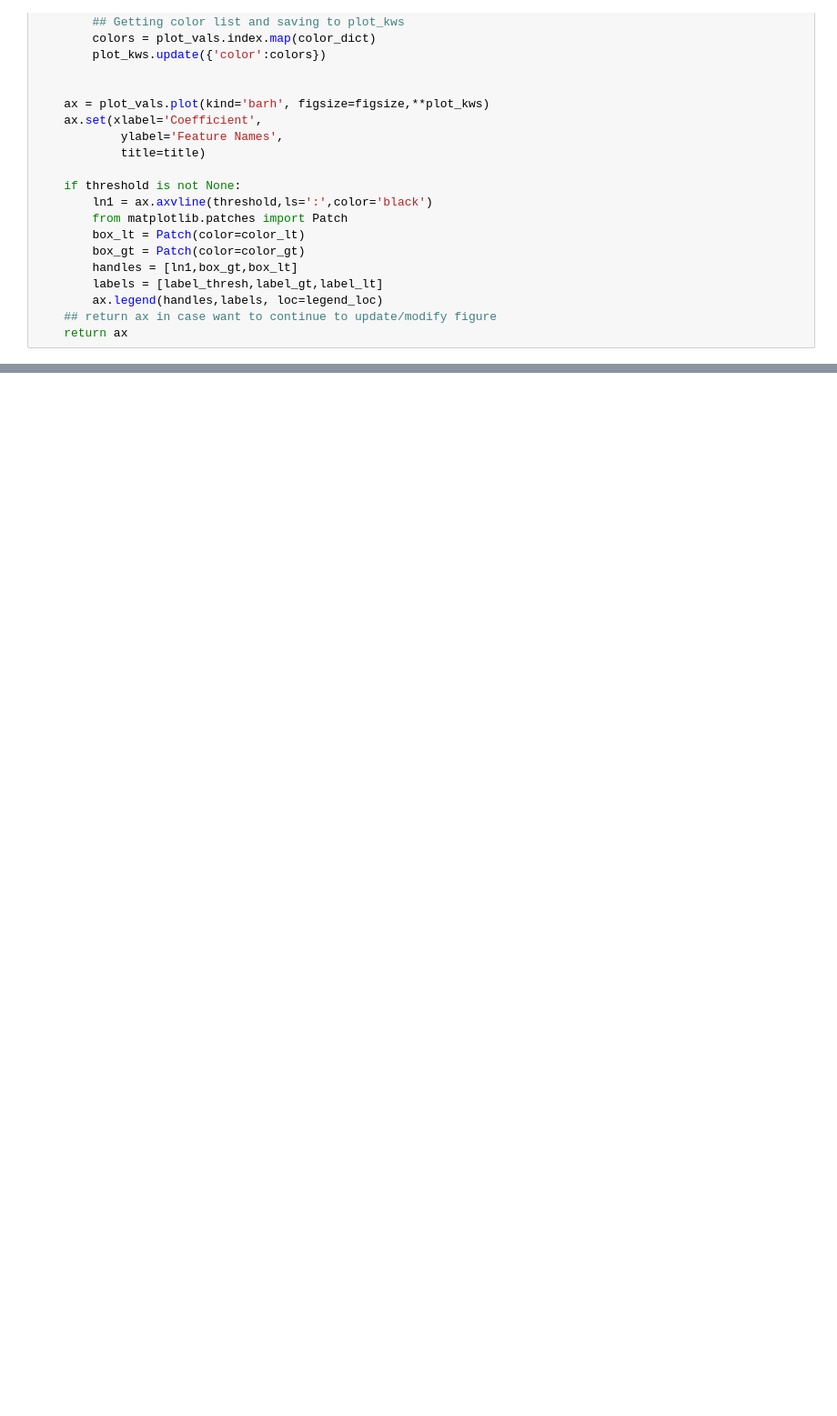
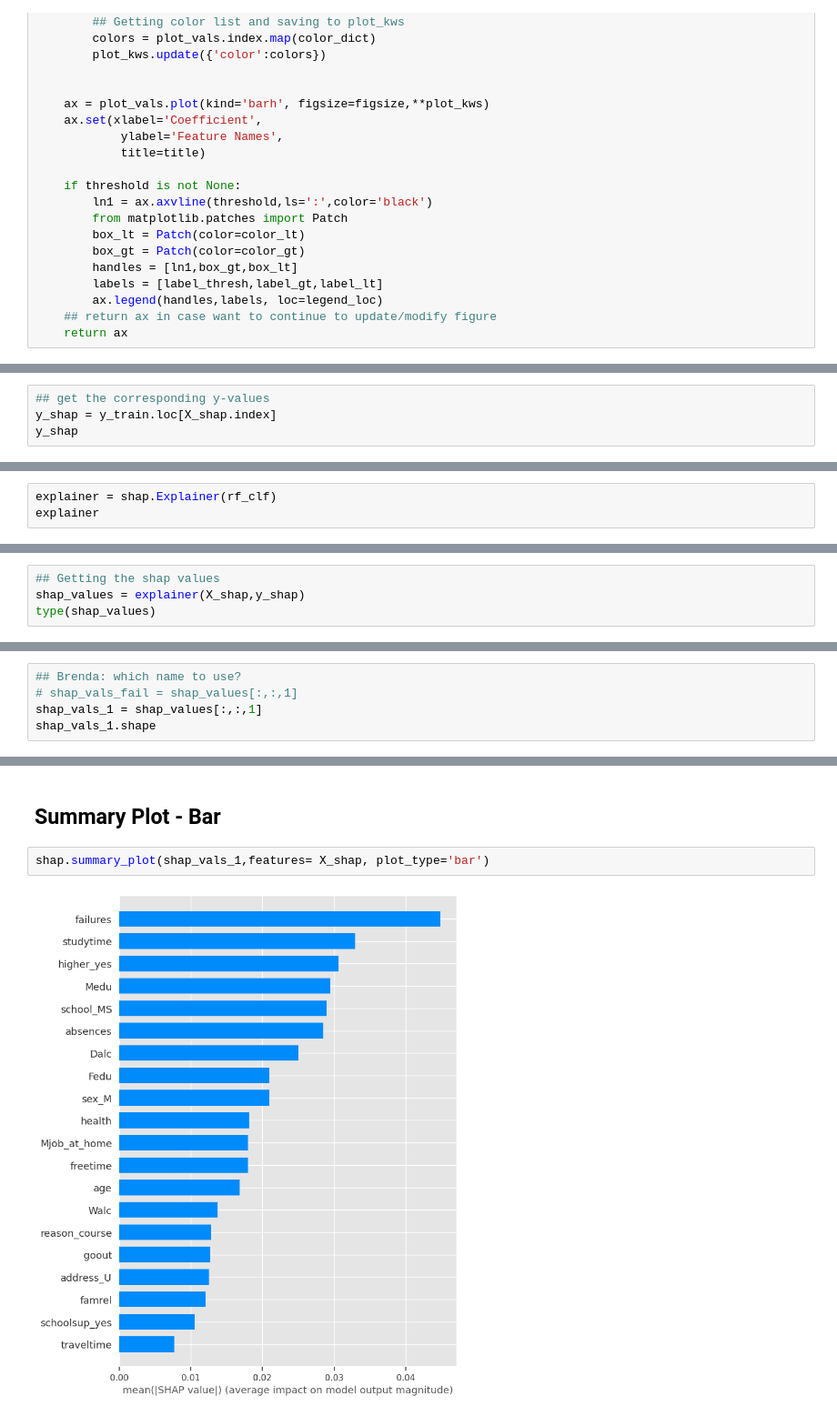
Before and after one commit to MileneCV/week17_data_visualization_Student-performance, a Jupyter notebook: From Regression to Classification.ipynb, the cells around one changed output, grey strips where cells are left out. Shown at 91% size. Drawn from its saved outputs; the diff is of its cells as text; blank space fills up the shorter version.

```diff
--- a/From Regression to Classification.ipynb
+++ b/From Regression to Classification.ipynb
@@ -906,0 +960,4 @@ FileNotFoundError: [Errno 2] No such file or directory: 'images/odds_coeffs.png'
+# %%
+## get the corresponding y-values
+y_shap = y_train.loc[X_shap.index]
+y_shap
@@ -906,0 +979,3 @@ FileNotFoundError: [Errno 2] No such file or directory: 'images/odds_coeffs.png'
+# %%
+explainer = shap.Explainer(rf_clf)
+explainer
@@ -906,0 +990,4 @@ FileNotFoundError: [Errno 2] No such file or directory: 'images/odds_coeffs.png'
+# %%
+## Getting the shap values
+shap_values = explainer(X_shap,y_shap)
+type(shap_values)
@@ -906,0 +1043,5 @@ FileNotFoundError: [Errno 2] No such file or directory: 'images/odds_coeffs.png'
+# %%
+## Brenda: which name to use?
+# shap_vals_fail = shap_values[:,:,1]
+shap_vals_1 = shap_values[:,:,1]
+shap_vals_1.shape
@@ -906,0 +1066,6 @@ FileNotFoundError: [Errno 2] No such file or directory: 'images/odds_coeffs.png'
+# %% [markdown]
+## Summary Plot - Bar
+# %%
+shap.summary_plot(shap_vals_1,features= X_shap, plot_type='bar')
+# %% [output]
+[figure, added]
```
Also changed, not shown: parts of 33 cells of this notebook.
